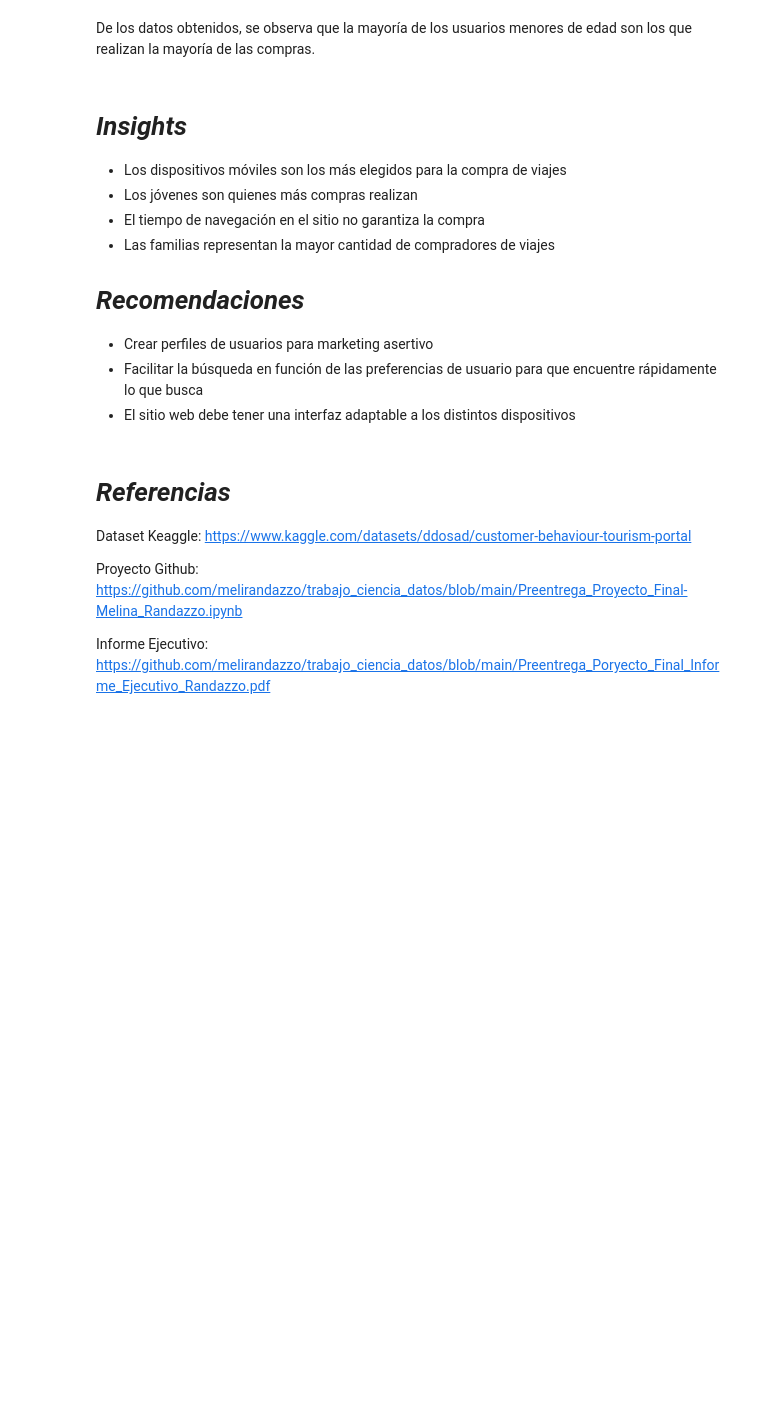
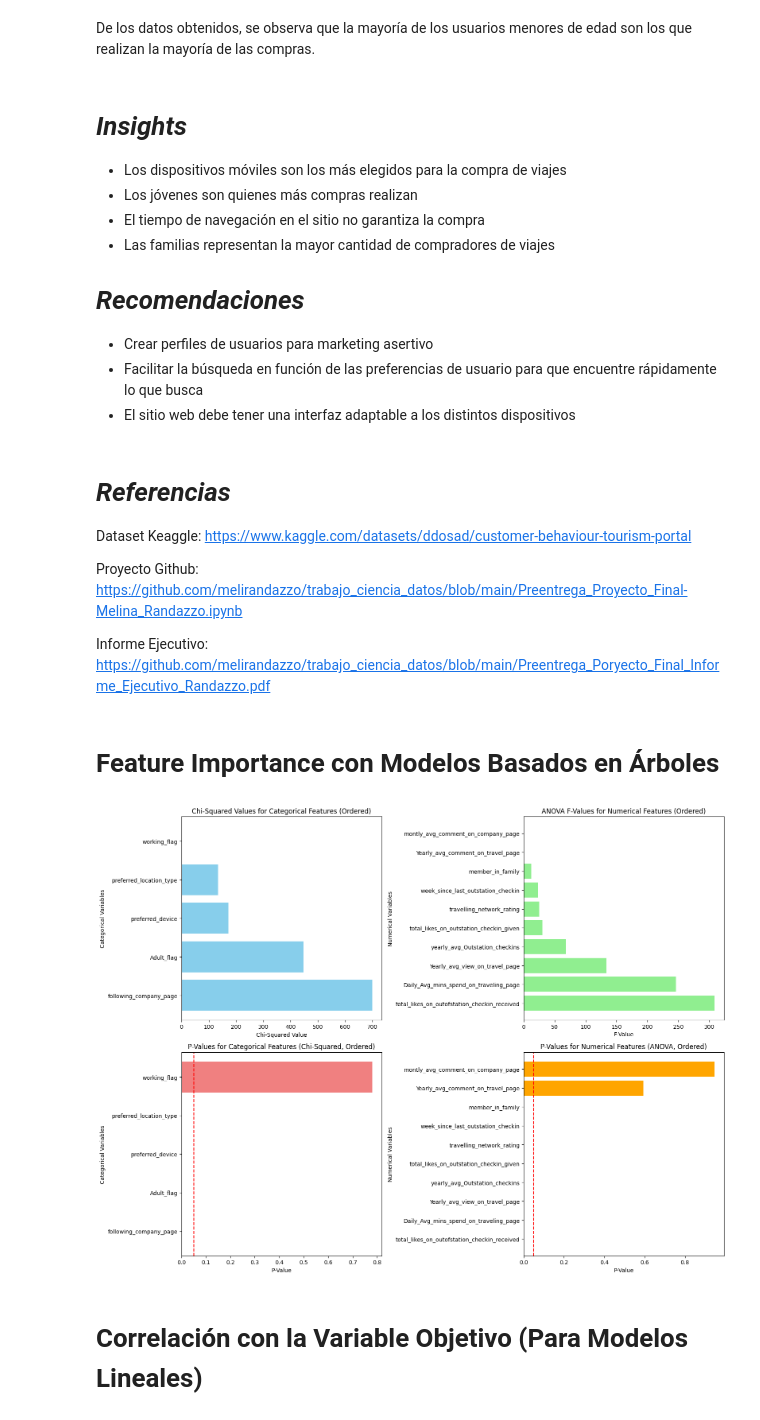
Before and after one commit to melirandazzo/trabajo_ciencia_datos, a Jupyter notebook: Actualizado_Preentrega_Proyecto_Final-Melina_Randazzo.ipynb, the cells around one changed output. Saved outputs shown, nothing was run; the diff lists cells and outputs as text; code cells hidden in the pictures; blank space fills up the shorter version.

```diff
--- a/Actualizado_Preentrega_Proyecto_Final-Melina_Randazzo.ipynb
+++ b/Actualizado_Preentrega_Proyecto_Final-Melina_Randazzo.ipynb
@@ -689,3 +689,82 @@ Dataset Keaggle: https://www.kaggle.com/datasets/ddosad/customer-behaviour-touri
 Proyecto Github: https://github.com/melirandazzo/trabajo_ciencia_datos/blob/main/Preentrega_Proyecto_Final-Melina_Randazzo.ipynb
 
 Informe Ejecutivo: https://github.com/melirandazzo/trabajo_ciencia_datos/blob/main/Preentrega_Poryecto_Final_Informe_Ejecutivo_Randazzo.pdf
+# %% [markdown]
+# Feature Importance con Modelos Basados en Árboles
+# %%
+import pandas as pd
+import numpy as np
+import matplotlib.pyplot as plt
+from scipy.stats import chi2_contingency, f_oneway
+
+ds = df.copy()
+# Columnas categóricas y numéricas
+categorical_columns = ['preferred_device', 'preferred_location_type', 'working_flag', 'Adult_flag', 'following_company_page']
+numerical_columns = ['Yearly_avg_view_on_travel_page', 'total_likes_on_outstation_checkin_given', 'yearly_avg_Outstation_checkins',
+                     'member_in_family', 'Yearly_avg_comment_on_travel_page', 'total_likes_on_outofstation_checkin_received',
+                     'week_since_last_outstation_checkin', 'montly_avg_comment_on_company_page', 'travelling_network_rating',
+                     'Daily_Avg_mins_spend_on_traveling_page']
+
+# Inicializar listas para almacenar los resultados
+chi2_values = []
+p_values_chi2 = []
+anova_f_values = []
+p_values_anova = []
+
+# Calcular chi2 y p-values para cada variable categórica
+for feature in categorical_columns:
+    chi2, p, _, _ = chi2_contingency(pd.crosstab(ds[feature], ds['Taken_product']))
+    chi2_values.append(chi2)
+    p_values_chi2.append(p)
+
+# Calcular ANOVA y p-values para cada variable numérica
+for feature in numerical_columns:
+    groups = [ds[ds['Taken_product'] == label][feature].dropna() for label in ds['Taken_product'].unique()]
+    f_stat, p_val = f_oneway(*groups)
+    anova_f_values.append(f_stat)
+    p_values_anova.append(p_val)
+
+# Convertir los resultados en DataFrames para ordenarlos
+chi2_df = pd.DataFrame({'Feature': categorical_columns, 'Chi2': chi2_values, 'P-Value': p_values_chi2})
+anova_df = pd.DataFrame({'Feature': numerical_columns, 'F-Value': anova_f_values, 'P-Value': p_values_anova})
+
+# Ordenar los valores de chi-cuadrado y ANOVA en orden descendente
+chi2_df_sorted = chi2_df.sort_values(by='Chi2', ascending=False)
+anova_df_sorted = anova_df.sort_values(by='F-Value', ascending=False)
+
+# Crear subplots
+fig, axes = plt.subplots(2, 2, figsize=(16, 12))
+
+# Plot de los valores de chi-cuadrado ordenados
+axes[0, 0].barh(chi2_df_sorted['Feature'], chi2_df_sorted['Chi2'], color='skyblue')
+axes[0, 0].set_title('Chi-Squared Values for Categorical Features (Ordered)')
+axes[0, 0].set_xlabel('Chi-Squared Value')
+axes[0, 0].set_ylabel('Categorical Variables')
+
+# Plot de los p-values de chi-cuadrado ordenados
+axes[1, 0].barh(chi2_df_sorted['Feature'], chi2_df_sorted['P-Value'], color='lightcoral')
+axes[1, 0].axvline(x=0.05, color='red', linestyle='--')  # Línea para el umbral de significancia (p < 0.05)
+axes[1, 0].set_title('P-Values for Categorical Features (Chi-Squared, Ordered)')
+axes[1, 0].set_xlabel('P-Value')
+axes[1, 0].set_ylabel('Categorical Variables')
+
+# Plot de los valores F de ANOVA ordenados
+axes[0, 1].barh(anova_df_sorted['Feature'], anova_df_sorted['F-Value'], color='lightgreen')
+axes[0, 1].set_title('ANOVA F-Values for Numerical Features (Ordered)')
+axes[0, 1].set_xlabel('F-Value')
+axes[0, 1].set_ylabel('Numerical Variables')
+
+# Plot de los p-values de ANOVA ordenados
+axes[1, 1].barh(anova_df_sorted['Feature'], anova_df_sorted['P-Value'], color='orange')
+axes[1, 1].axvline(x=0.05, color='red', linestyle='--')  # Línea para el umbral de significancia (p < 0.05)
+axes[1, 1].set_title('P-Values for Numerical Features (ANOVA, Ordered)')
+axes[1, 1].set_xlabel('P-Value')
+axes[1, 1].set_ylabel('Numerical Variables')
+
+# Ajustar el layout
+plt.tight_layout()
+plt.show()
+# %% [output]
+[figure, added]
+# %% [markdown]
+# Correlación con la Variable Objetivo (Para Modelos Lineales)
```
Also changed, not shown: parts of 17 cells of this notebook.
